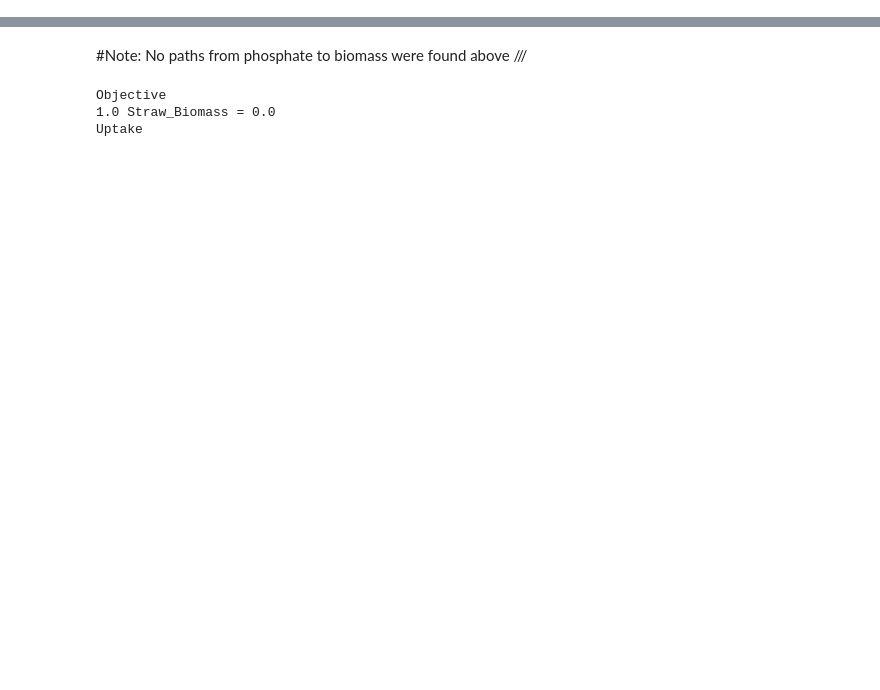
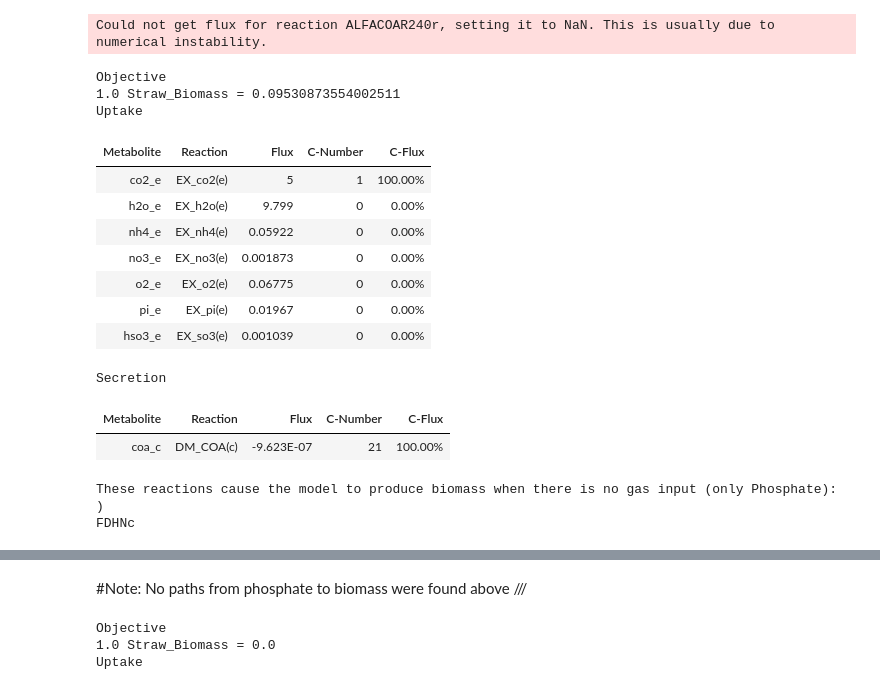
Before and after one commit to rtsantos3/RiceMM, a Jupyter notebook: Scripts/Sanity-checks.ipynb, the cells around one changed output, grey strips where cells are left out. Saved outputs shown, nothing was run; the diff lists cells and outputs as text; code cells hidden in the pictures; blank space fills up the shorter version.

```diff
--- a/Scripts/Sanity-checks.ipynb
+++ b/Scripts/Sanity-checks.ipynb
@@ -180,0 +148,73 @@ Secretion
+# %%
+#With phosphate import
+
+with model:
+    for rxns in model.reactions:
+        if rxns.id in leaf_inactive_rxns: #Turn off all reactions in list shown above
+            rxns.bounds = (0,0)
+
+    photo_medium = mm.read_medium_csv('../misc/photo_medium.csv', model)
+    photo_medium['EX_co2(e)'] = 5
+    photo_medium['EX_o2(e)'] = 1000
+    photo_medium['EX_pi(e)'] = 1000
+    photo_medium['EX_no3(e)'] = 1000
+    photo_medium['EX_photonVis(e)'] = 1000
+
+    model.medium = photo_medium
+
+    summ_no_cofactor_cyc = model.summary()
+    blocked_rxns_list = cobra.flux_analysis.find_blocked_reactions(model)
+    cobra.io.write_sbml_model(model, '../model/for_testing/ios2164_1cell_200ppfd_no_leaf_inactivated_rxns.xml')
+summ_no_cofactor_cyc
+# %% [output]
+Could not get flux for reaction ALFACOAR240r, setting it to NaN. This is usually due to numerical instability.
+Objective
+1.0 Straw_Biomass = 0.09530873554002511
+Uptake
+| Metabolite | Reaction | Flux | C-Number | C-Flux |
+| co2_e | EX_co2(e) | 5 | 1 | 100.00% |
+| h2o_e | EX_h2o(e) | 9.799 | 0 | 0.00% |
+| nh4_e | EX_nh4(e) | 0.05922 | 0 | 0.00% |
+| no3_e | EX_no3(e) | 0.001873 | 0 | 0.00% |
+| o2_e | EX_o2(e) | 0.06775 | 0 | 0.00% |
+| pi_e | EX_pi(e) | 0.01967 | 0 | 0.00% |
+| hso3_e | EX_so3(e) | 0.001039 | 0 | 0.00% |
+Secretion
+| Metabolite | Reaction | Flux | C-Number | C-Flux |
+| coa_c | DM_COA(c) | -9.623E-07 | 21 | 100.00% |
+# %%
+#Let's do an experiment where we selectively turn on cofactor-recycling reactions one-by-one
+#to see which reactions produce biomass erroneously.
+loop_generating_rxn = list()
+
+
+for turn_on_rxn, rxn_bounds in leaf_intact_bounds_dict.items():
+    with model:
+
+        for rxns in model.reactions:
+            if rxns.id in leaf_inactive_rxns: #Turn off all reactions in list shown above
+                rxns.bounds = (0,0)
+
+        #Use medium with only phosphate
+        photo_medium = mm.read_medium_csv('../misc/photo_medium.csv', model)
+        photo_medium['EX_co2(e)'] = 0
+        photo_medium['EX_o2(e)'] = 0
+        photo_medium['EX_pi(e)'] = 1000
+        photo_medium['EX_no3(e)'] = 1000
+        photo_medium['EX_photonVis(e)'] = 1000
+
+        model.medium = photo_medium
+
+        #Generate fluxes by turning on the reaction
+        model.reactions.get_by_id(turn_on_rxn).bounds = rxn_bounds
+
+        solution = cobra.flux_analysis.pfba(model).to_frame()
+        if solution['fluxes']['Straw_Biomass'] != 0:
+            loop_generating_rxn.append(turn_on_rxn)
+print('These reactions cause the model to produce biomass when there is no gas input (only Phosphate): ')
+
+for items in loop_generating_rxn:
+    print(items)
+# %% [output]
+These reactions cause the model to produce biomass when there is no gas input (only Phosphate): )
+FDHNc
```
Also changed, not shown: parts of 13 cells of this notebook, 17 other files.
